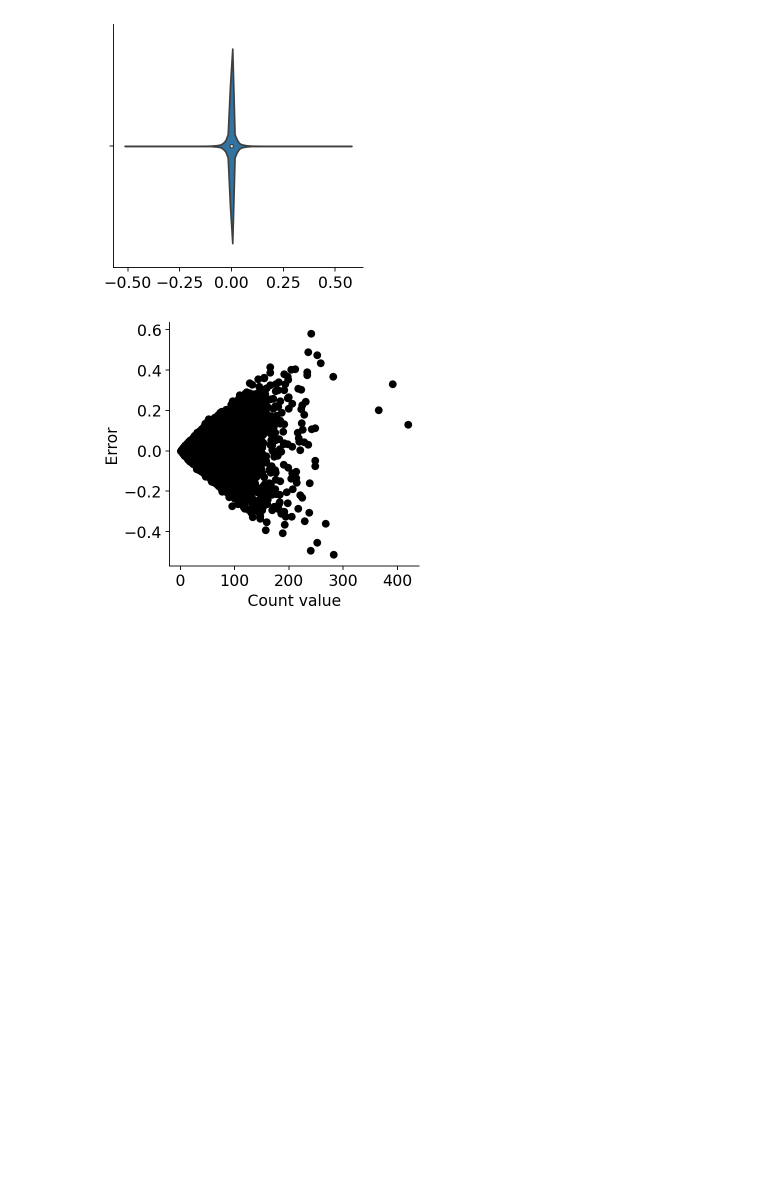
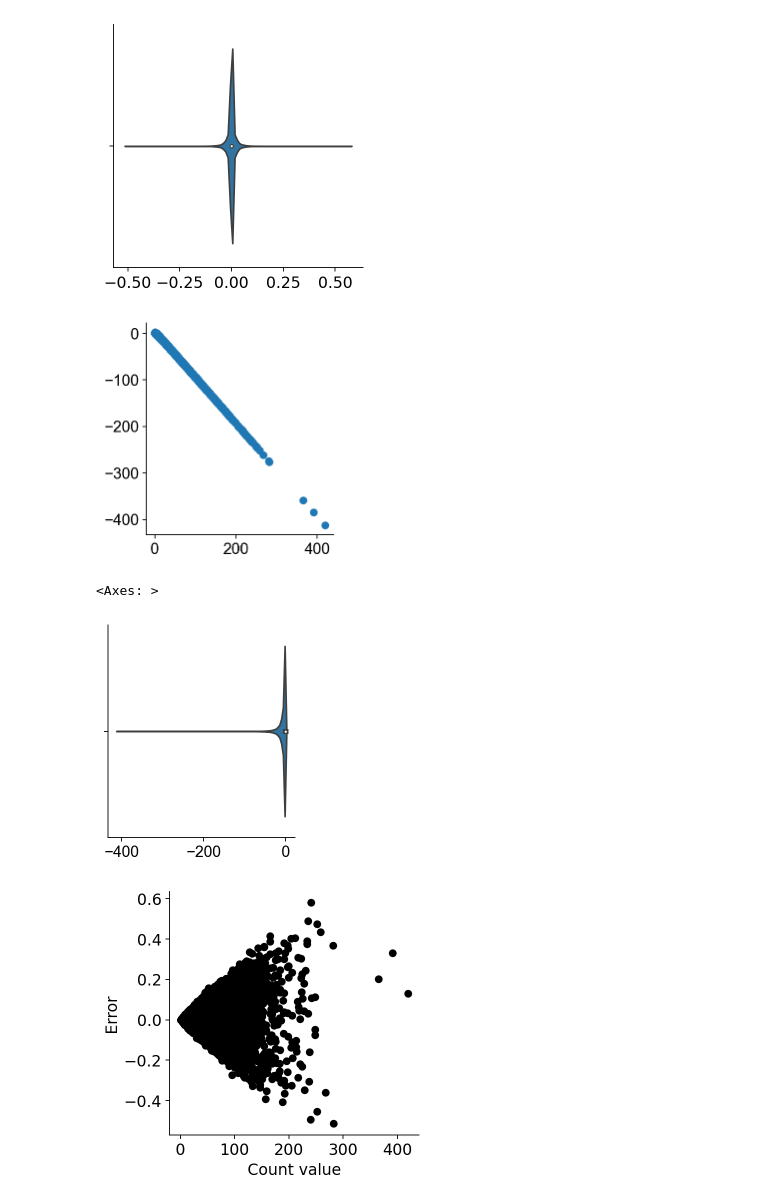
Before and after one commit to rnacentre/scDenorm_reproducibility, a Jupyter notebook: Fig4.ipynb, the cells around one changed output. Cells and saved outputs as stored; diff of their text form; code cells hidden in the pictures; blank space fills up the shorter version.

```diff
--- a/Fig4.ipynb
+++ b/Fig4.ipynb
@@ -168,6 +180,30 @@ sns.violinplot(res)
 [figure]
 <AxesSubplot:>
 [figure]
+# %%
+for ts,b,c in [[1e4,np.e,1]]:
+    ad=adata.copy()
+    ad.X=sparse.csc_matrix(ad.X)
+    ad.layers['count']=ad.X.copy()
+    sc.pp.normalize_total(ad, target_sum=ts)
+    ad.X.data=np.log(ad.X.data+c) / np.log(b)
+    #sc.pp.log1p(ad,base=b)
+    ad.X.data=ad.X.data.astype(np.float16).astype(np.float32)
+
+    new_ad=scdenorm(ad,base=b,cont=c,cutoff=0.5,rint=False)
+    new_ad.X=sparse.csc_matrix(new_ad.X)
+    if np.array_equal(ad.X.indices, new_ad.X.indices) and np.array_equal(ad.X.indptr, new_ad.X.indptr):
+        res=new_ad.X.data-new_ad.layers['count'].data
+    else:
+        raise('index not match')
+
+plt.plot(new_ad.layers['count'].data,res,'o')
+plt.show()
+sns.violinplot(res)
+# %% [output]
+[figure, added]
+<Axes: >
+[figure, added]
 # %%
 figsize(4,4)
 plt.plot(new_ad.layers['count'].data,res,'o',c='black')
```
Also changed, not shown: parts of 5 cells of this notebook, 10 other files.
